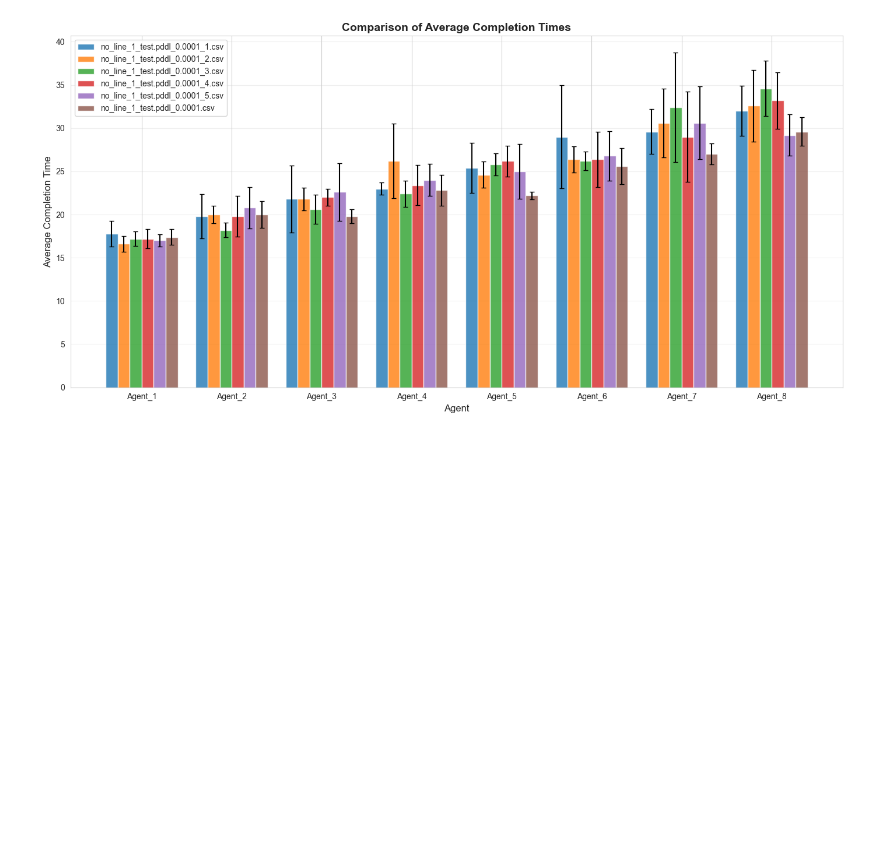
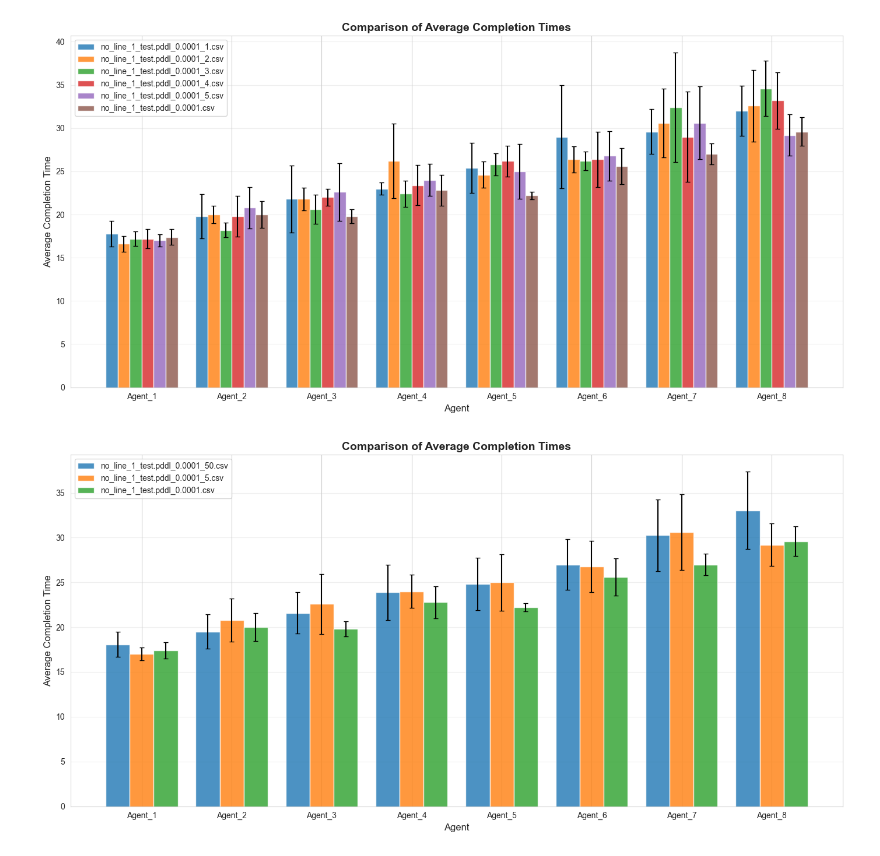
Before and after one commit to Sydney-Levine-Lab/line-cutting-model, a Jupyter notebook: all_data/25-09-29 Test stochasticity and diff level 1/visualize_completion_times.ipynb, the cells around one changed output. Cells and saved outputs as stored; diff of their text form; code cells hidden in the pictures; blank space fills up the shorter version.

```diff
--- a/all_data/25-09-29 Test stochasticity and diff level 1/visualize_completion_times.ipynb
+++ b/all_data/25-09-29 Test stochasticity and diff level 1/visualize_completion_times.ipynb
@@ -243,3 +369,11 @@ compare_files([
 [figure]
 [figure]
 [figure]
+# %%
+compare_files([
+     'level-1/no_line_1_test.pddl_0.0001_50.csv',
+     'level-1/no_line_1_test.pddl_0.0001_5.csv',
+     '../paper_data/no_line_1_test.pddl_0.0001.csv'
+ ])
+# %% [output]
+[figure, added]
```
Also changed, not shown: parts of 4 cells of this notebook, 3 other files.
